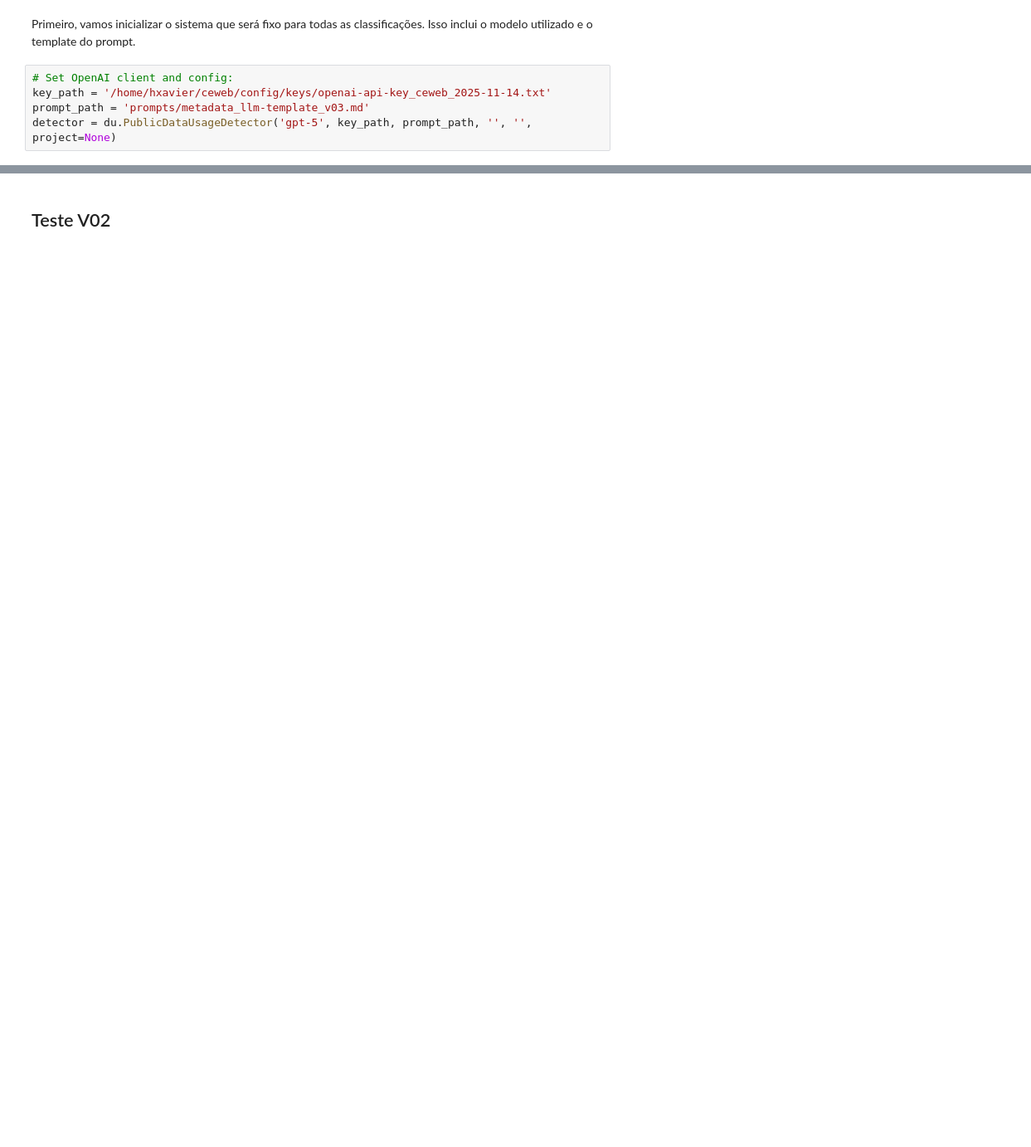
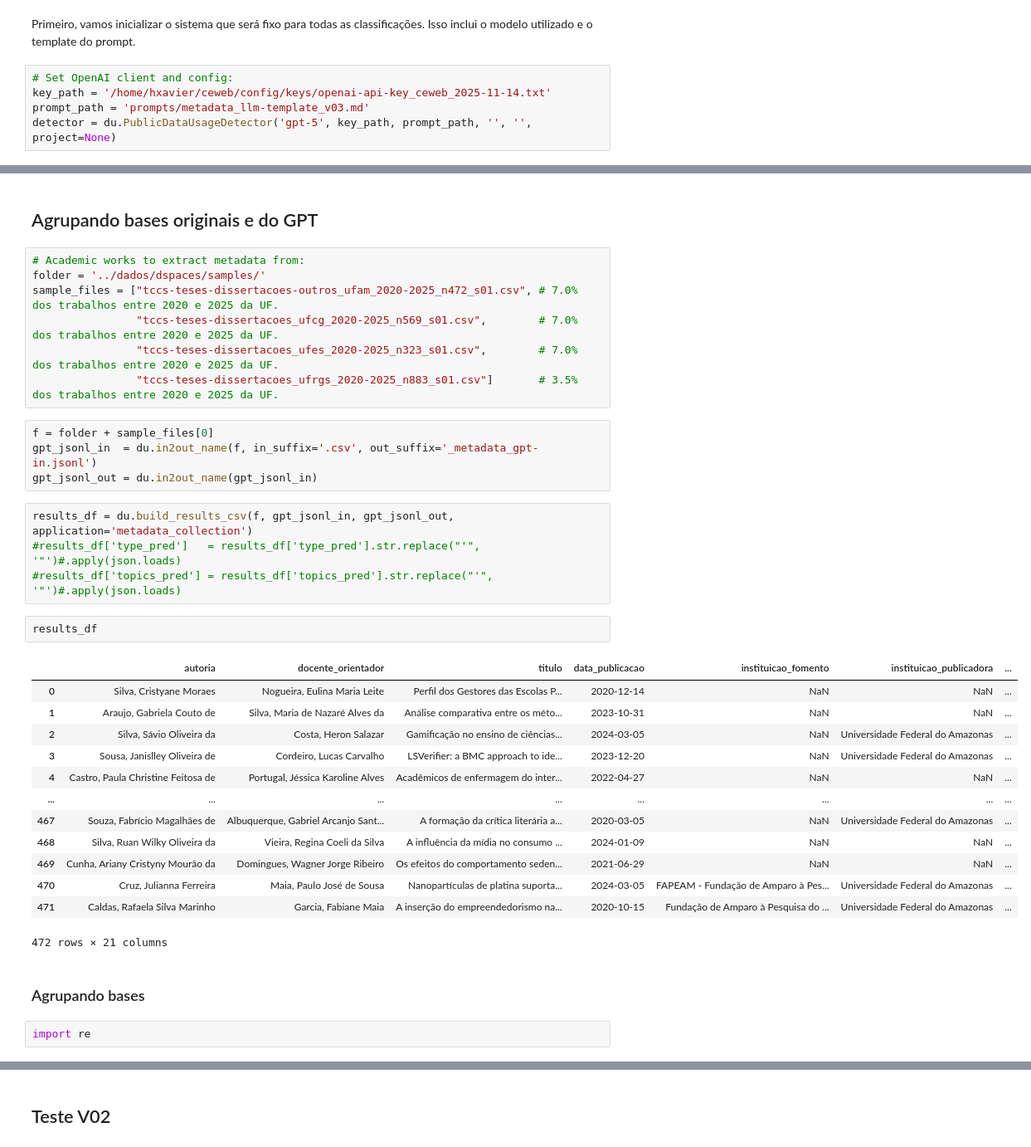
Before and after one commit to cewebbr/cordata, a Jupyter notebook: analises/70_coletando-metadados-com-llms.ipynb, the cells around one changed output, grey strips where cells are left out. Shown at 83% size. Drawn from its saved outputs; the diff is of its cells as text; blank space fills up the shorter version.

Commit message:
NB 70: código de coleta de metadados (temas, tipo, geolevel) de trabalhos acadêmicos

```diff
--- a/analises/70_coletando-metadados-com-llms.ipynb
+++ b/analises/70_coletando-metadados-com-llms.ipynb
@@ -19,0 +86,37 @@ detector = du.PublicDataUsageDetector('gpt-5', key_path, prompt_path, '', '', pr
+# %% [markdown]
+## Agrupando bases originais e do GPT
+# %%
+# Academic works to extract metadata from:
+folder = '../dados/dspaces/samples/'
+sample_files = ["tccs-teses-dissertacoes-outros_ufam_2020-2025_n472_s01.csv", # 7.0% dos trabalhos entre 2020 e 2025 da UF.
+                "tccs-teses-dissertacoes_ufcg_2020-2025_n569_s01.csv",        # 7.0% dos trabalhos entre 2020 e 2025 da UF.
+                "tccs-teses-dissertacoes_ufes_2020-2025_n323_s01.csv",        # 7.0% dos trabalhos entre 2020 e 2025 da UF.
+                "tccs-teses-dissertacoes_ufrgs_2020-2025_n883_s01.csv"]       # 3.5% dos trabalhos entre 2020 e 2025 da UF.
+# %%
+f = folder + sample_files[0]
+gpt_jsonl_in  = du.in2out_name(f, in_suffix='.csv', out_suffix='_metadata_gpt-in.jsonl')
+gpt_jsonl_out = du.in2out_name(gpt_jsonl_in)
+# %%
+results_df = du.build_results_csv(f, gpt_jsonl_in, gpt_jsonl_out, application='metadata_collection')
+#results_df['type_pred']   = results_df['type_pred'].str.replace("'", '"')#.apply(json.loads)
+#results_df['topics_pred'] = results_df['topics_pred'].str.replace("'", '"')#.apply(json.loads)
+# %%
+results_df
+# %% [output]
+|  | autoria | docente_orientador | titulo | data_publicacao | instituicao_fomento | instituicao_publicadora | ... |
+| 0 | Silva, Cristyane Moraes | Nogueira, Eulina Maria Leite | Perfil dos Gestores das Escolas P... | 2020-12-14 | NaN | NaN | ... |
+| 1 | Araujo, Gabriela Couto de | Silva, Maria de Nazaré Alves da | Análise comparativa entre os méto... | 2023-10-31 | NaN | NaN | ... |
+| 2 | Silva, Sávio Oliveira da | Costa, Heron Salazar | Gamificação no ensino de ciências... | 2024-03-05 | NaN | Universidade Federal do Amazonas | ... |
+| 3 | Sousa, Janislley Oliveira de | Cordeiro, Lucas Carvalho | LSVerifier: a BMC approach to ide... | 2023-12-20 | NaN | Universidade Federal do Amazonas | ... |
+| 4 | Castro, Paula Christine Feitosa de | Portugal, Jéssica Karoline Alves | Acadêmicos de enfermagem do inter... | 2022-04-27 | NaN | NaN | ... |
+| ... | ... | ... | ... | ... | ... | ... | ... |
+| 467 | Souza, Fabrício Magalhães de | Albuquerque, Gabriel Arcanjo Sant... | A formação da crítica literária a... | 2020-03-05 | NaN | Universidade Federal do Amazonas | ... |
+| 468 | Silva, Ruan Wilky Oliveira da | Vieira, Regina Coeli da Silva | A influência da mídia no consumo ... | 2024-01-09 | NaN | NaN | ... |
+| 469 | Cunha, Ariany Cristyny Mourão da | Domingues, Wagner Jorge Ribeiro | Os efeitos do comportamento seden... | 2021-06-29 | NaN | NaN | ... |
+| 470 | Cruz, Julianna Ferreira | Maia, Paulo José de Sousa | Nanopartículas de platina suporta... | 2024-03-05 | FAPEAM - Fundação de Amparo à Pes... | Universidade Federal do Amazonas | ... |
+| 471 | Caldas, Rafaela Silva Marinho | Garcia, Fabiane Maia | A inserção do empreendedorismo na... | 2020-10-15 | Fundação de Amparo à Pesquisa do ... | Universidade Federal do Amazonas | ... |
+472 rows × 21 columns
+# %% [markdown]
+### Agrupando bases
+# %%
+import re
```
Also changed, not shown: parts of 16 cells of this notebook.
